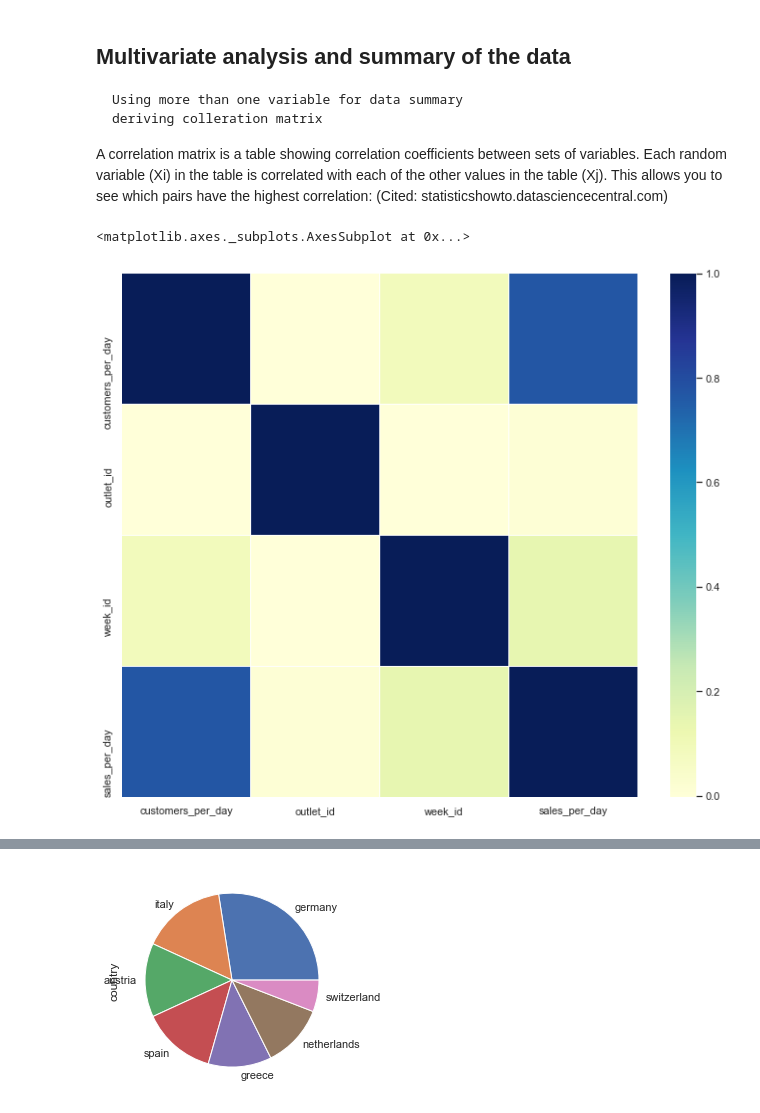
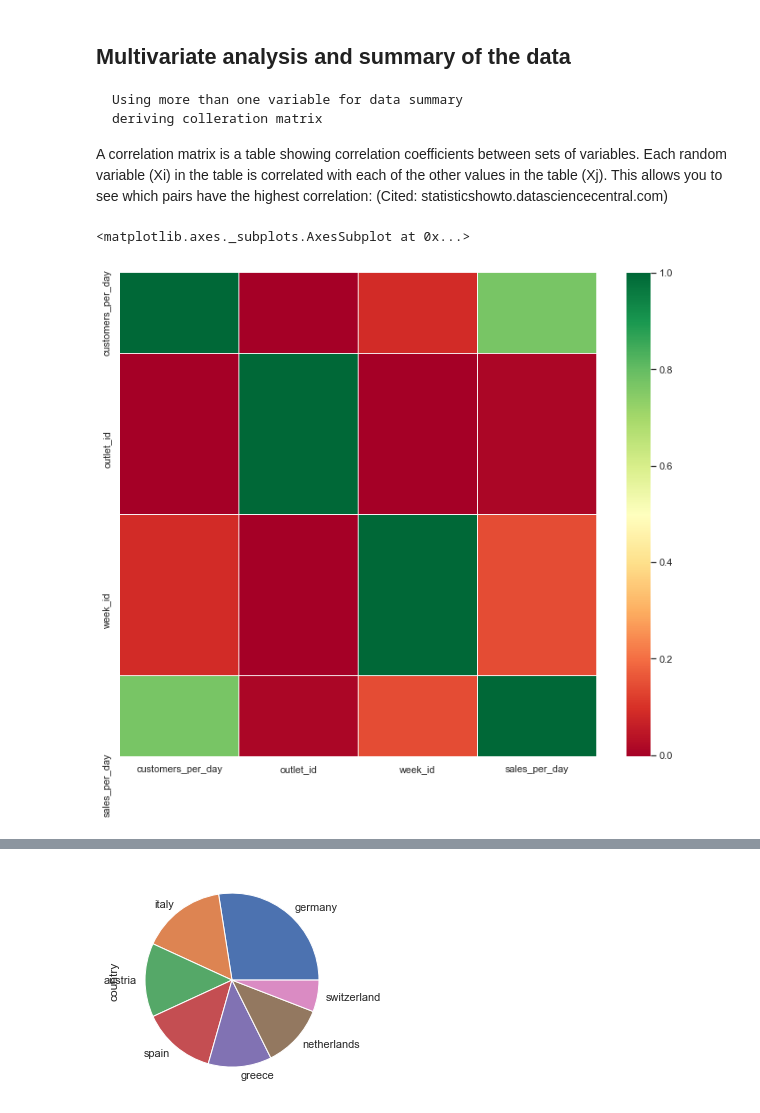
Before and after one commit to data-lab01/01, a Jupyter notebook: 02. Checking Data/Checking the data.ipynb, the cells around one changed output, grey strips where cells are left out. Cells and saved outputs as stored; diff of their text form; code cells hidden in the pictures.

```diff
--- a/02. Checking Data/Checking the data.ipynb
+++ b/02. Checking Data/Checking the data.ipynb
@@ -86,19 +107,11 @@ mydf.hist(bins=50, figsize=(30,20));
 
 A correlation matrix is a table showing correlation coefficients between sets of variables. Each random variable (Xi) in the table is correlated with each of the other values in the table (Xj). This allows you to see which pairs have the highest correlation: (Cited: statisticshowto.datasciencecentral.com)
 # %%
-import numpy as np
-import pandas as pd
-import seaborn as sns
-import matplotlib.pyplot as plt
-from scipy.stats import norm
-
-data_path = 'data.csv'
-mydf = pd.read_csv(data_path, sep=';', index_col=0)
 corrmat = mydf.corr(method='spearman')
 f, ax = plt.subplots(figsize=(12, 10))
-sns.heatmap(corrmat, ax=ax, cmap="YlGnBu", linewidths=0.1)
+sns.heatmap(corrmat, ax=ax, cmap="RdYlGn", linewidths=0.1)
 # %% [output]
 <matplotlib.axes._subplots.AxesSubplot at 0x...>
-[figure, old version]
+[figure, new version]
 # %%
 corrmat = mydf.corr(method='spearman')
```
Also changed, not shown: parts of 21 cells of this notebook, 1 other file.
